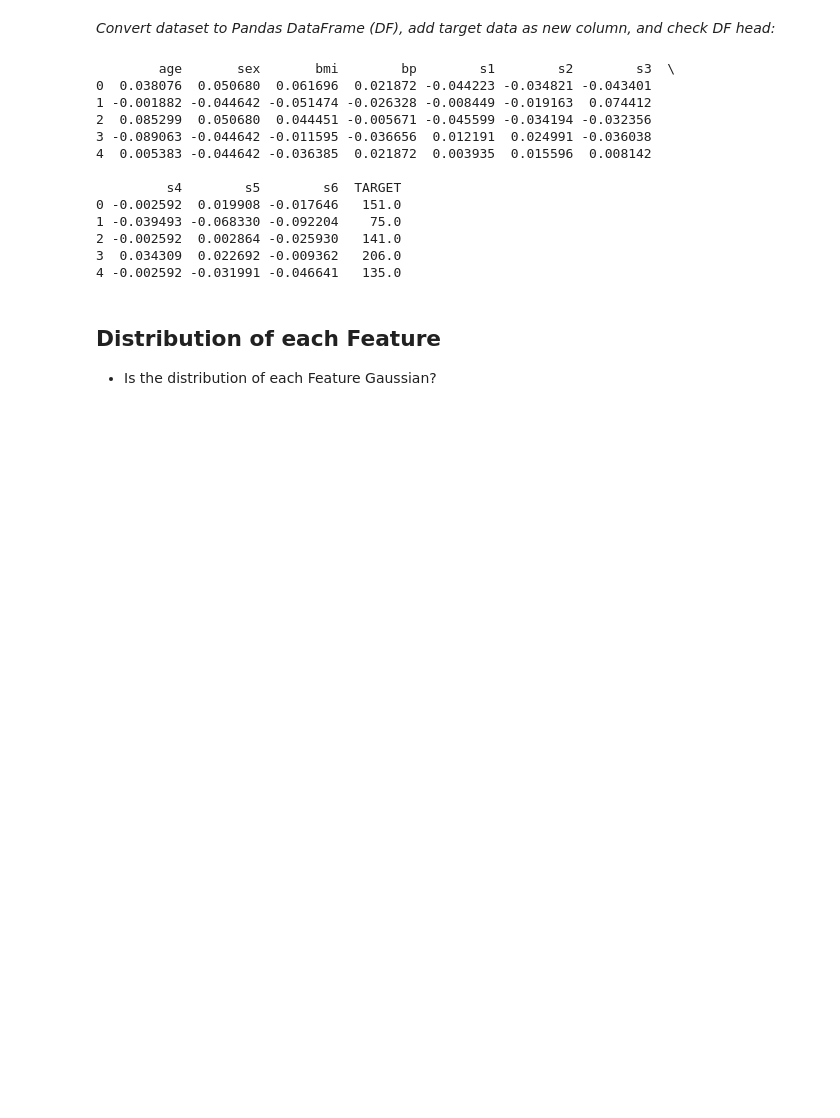
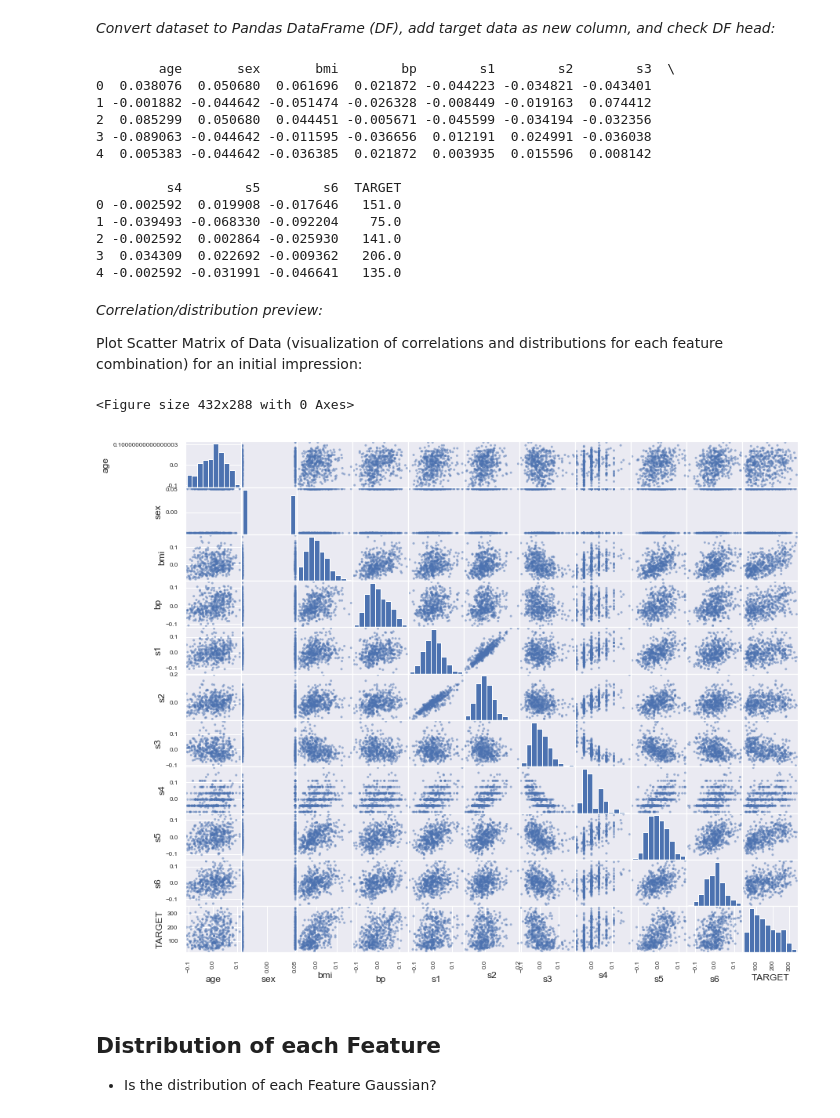
Before and after one commit to j-m-mueller/Data-Science---Statistical-Testing, a Jupyter notebook: Data Science Statistical Testing.ipynb, the cells around one changed output. Drawn from its saved outputs; the diff is of its cells as text; code cells hidden in the pictures; blank space fills up the shorter version.

Commit message:
Added initial scatter matrix plot and section on correlation analysis.

```diff
--- a/Data Science Statistical Testing.ipynb
+++ b/Data Science Statistical Testing.ipynb
@@ -59,6 +59,17 @@ print(data_df.head(5))
 2 -0.002592  0.002864 -0.025930   141.0
 3  0.034309  0.022692 -0.009362   206.0
 4 -0.002592 -0.031991 -0.046641   135.0
+# %% [markdown]
+*Correlation/distribution preview:*
+
+Plot Scatter Matrix of Data (visualization of correlations and distributions for each feature combination) for an initial impression:
+# %%
+fig = plt.figure()
+pd.plotting.scatter_matrix(data_df, figsize=((14, 12)))
+plt.show()
+# %% [output]
+<Figure size 432x288 with 0 Axes>
+[figure, added]
 # %% [markdown]
 ## Distribution of each Feature
 
```
Also changed, not shown: parts of 3 cells of this notebook.
